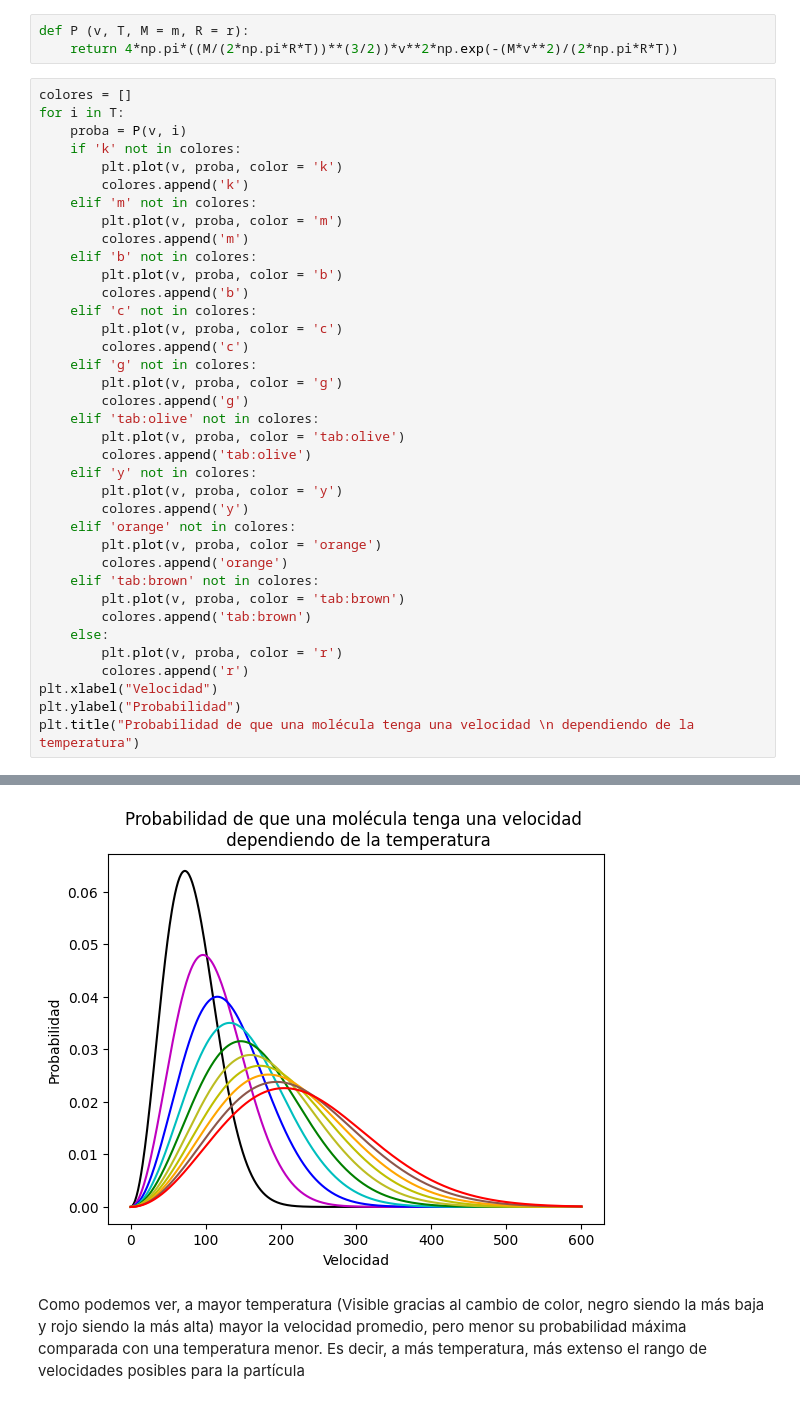
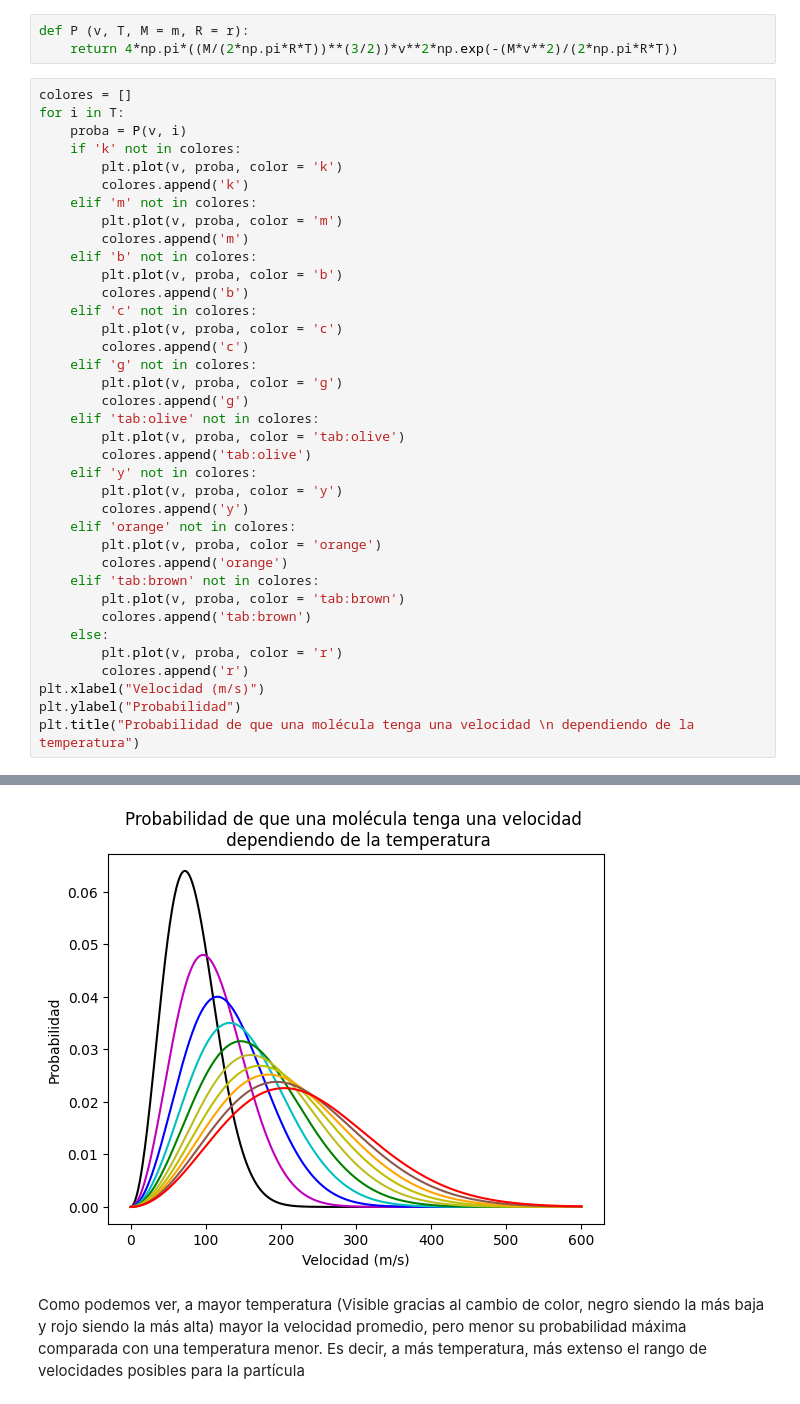
Before and after one commit to Metodos1-BrunoAbello-ManuelBecerra/FISI2526-MetCompCompl-202320-Abello-Becerra, a Jupyter notebook: Taller_2/punto_3_taller_2.ipynb, the cells around one changed output, grey strips where cells are left out. Drawn from its saved outputs; the diff is of its cells as text.

```diff
--- a/Taller_2/punto_3_taller_2.ipynb
+++ b/Taller_2/punto_3_taller_2.ipynb
@@ -147,35 +133,35 @@ for i in T:
         plt.plot(v, proba, color = 'm')
         colores.append('m')
     elif 'b' not in colores:
         plt.plot(v, proba, color = 'b')
         colores.append('b')
     elif 'c' not in colores:
         plt.plot(v, proba, color = 'c')
         colores.append('c')
     elif 'g' not in colores:
         plt.plot(v, proba, color = 'g')
         colores.append('g')
     elif 'tab:olive' not in colores:
         plt.plot(v, proba, color = 'tab:olive')
         colores.append('tab:olive')
     elif 'y' not in colores:
         plt.plot(v, proba, color = 'y')
         colores.append('y')
     elif 'orange' not in colores:
         plt.plot(v, proba, color = 'orange')
         colores.append('orange')
     elif 'tab:brown' not in colores:
         plt.plot(v, proba, color = 'tab:brown')
         colores.append('tab:brown')
     else:
         plt.plot(v, proba, color = 'r')
         colores.append('r')
-plt.xlabel("Velocidad")
+plt.xlabel("Velocidad (m/s)")
 plt.ylabel("Probabilidad")
 plt.title("Probabilidad de que una molécula tenga una velocidad \n dependiendo de la temperatura")
 # %% [output]
 Text(0.5, 1.0, 'Probabilidad de que una molécula tenga una velocidad \n dependiendo de la temperatura')
-[figure, old version]
+[figure, new version]
 # %% [markdown]
 Como podemos ver, a mayor temperatura (Visible gracias al cambio de color, negro siendo la más baja y rojo siendo la más alta) mayor la velocidad promedio, pero menor su probabilidad máxima comparada con una temperatura menor. Es decir, a más temperatura, más extenso el rango de velocidades posibles para la partícula
 # %%
```
Also changed, not shown: parts of 8 cells of this notebook.
